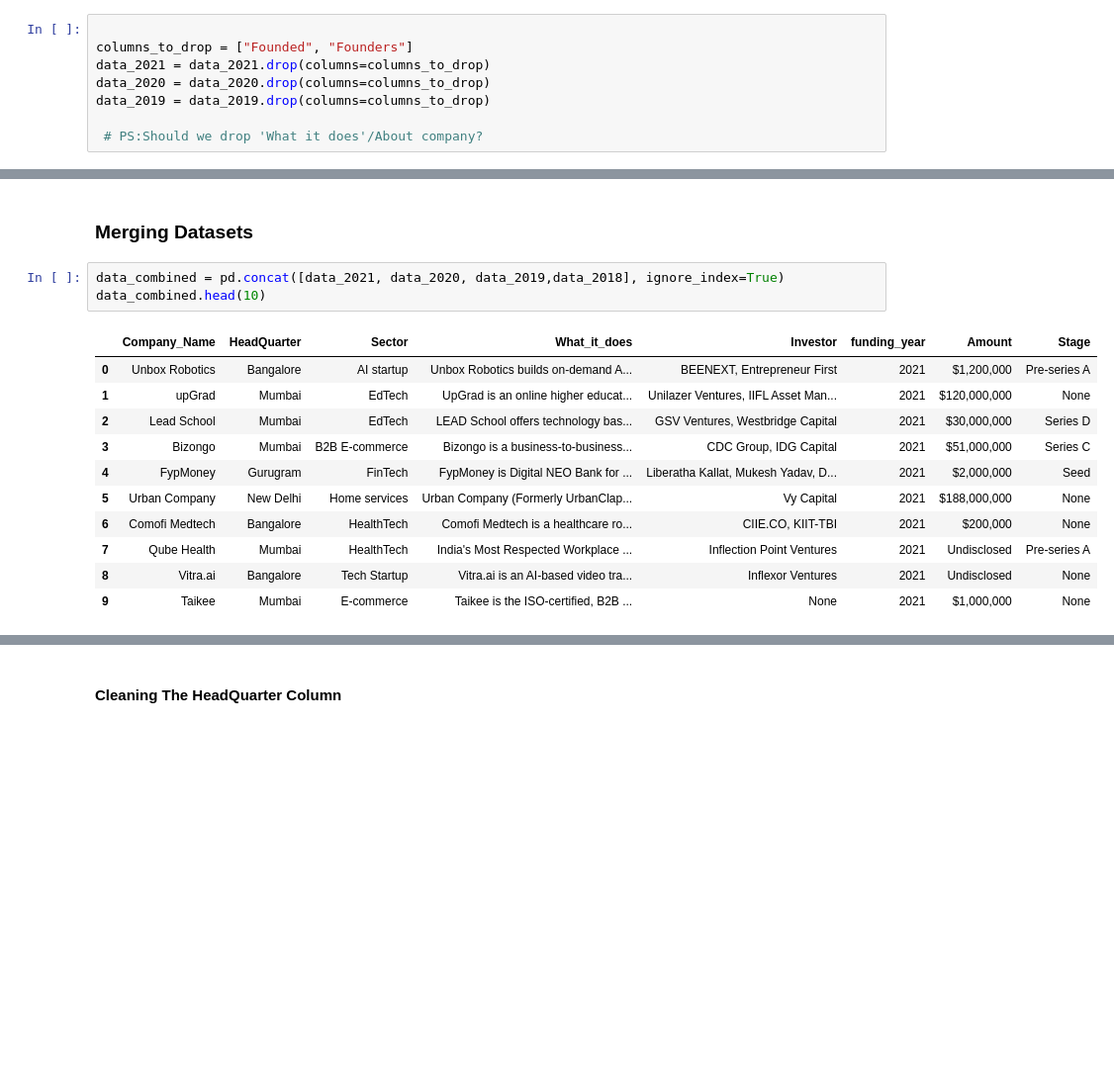
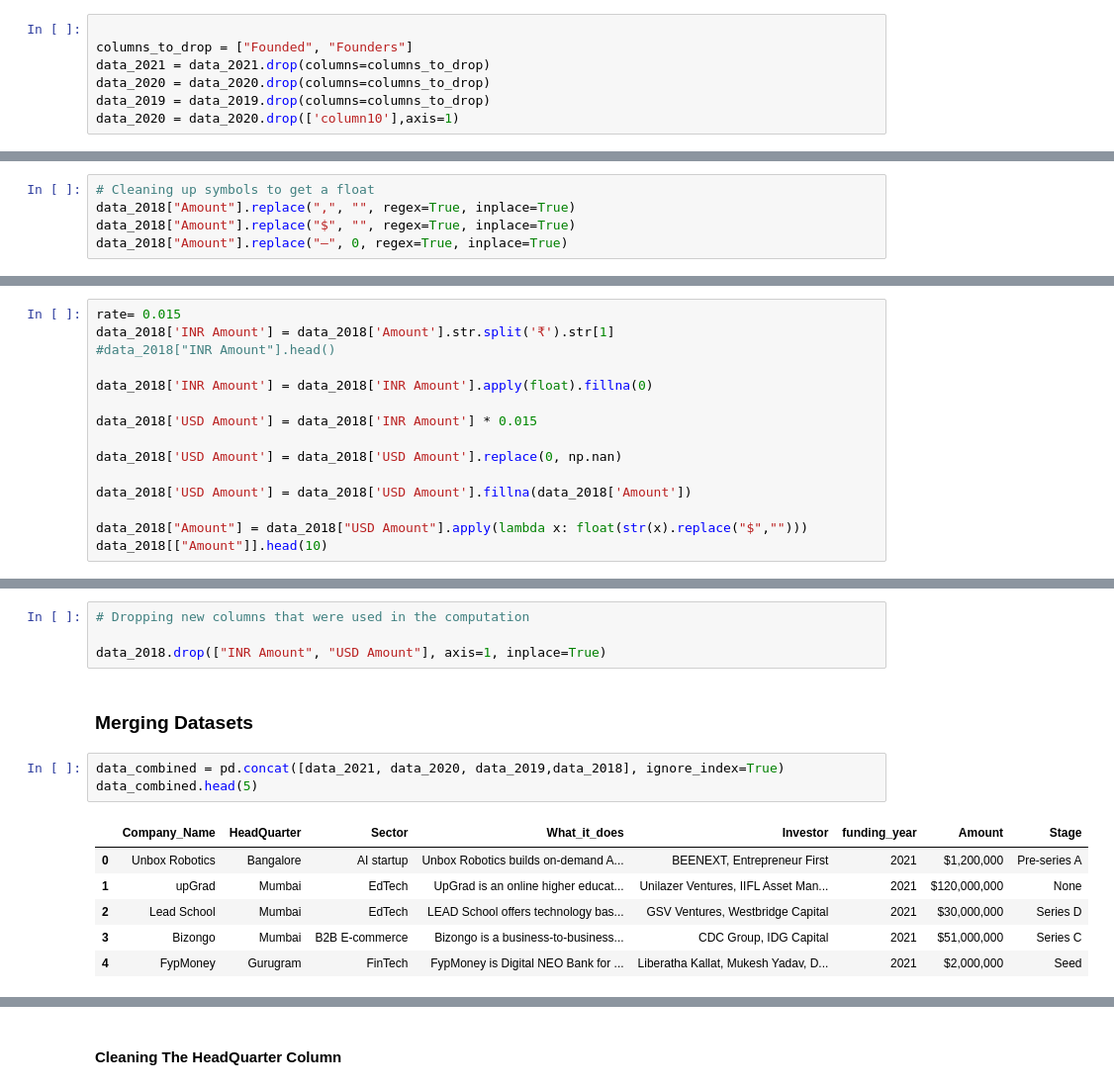
Before and after one commit to Josiegithub/Indian-Ecosystem-Data-Analysis-Project, a Jupyter notebook: Notebook/main.ipynb, the cells around one changed output, grey strips where cells are left out. Shown at 99% size. Cells and saved outputs as stored; diff of their text form; blank space fills up the shorter version.

```diff
--- a/Notebook/main.ipynb
+++ b/Notebook/main.ipynb
@@ -759,5 +459,4 @@ columns_to_drop = ["Founded", "Founders"]
 data_2021 = data_2021.drop(columns=columns_to_drop)
 data_2020 = data_2020.drop(columns=columns_to_drop)
 data_2019 = data_2019.drop(columns=columns_to_drop)
-
- # PS:Should we drop 'What it does'/About company?
+data_2020 = data_2020.drop(['column10'],axis=1)
@@ -763,0 +467,5 @@ data_2019 = data_2019.drop(columns=columns_to_drop)
+# %%
+# Cleaning up symbols to get a float
+data_2018["Amount"].replace(",", "", regex=True, inplace=True)
+data_2018["Amount"].replace("$", "", regex=True, inplace=True)
+data_2018["Amount"].replace("—", 0, regex=True, inplace=True)
@@ -763,0 +476,15 @@ data_2019 = data_2019.drop(columns=columns_to_drop)
+# %%
+rate= 0.015
+data_2018['INR Amount'] = data_2018['Amount'].str.split('₹').str[1]
+#data_2018["INR Amount"].head()
+
+data_2018['INR Amount'] = data_2018['INR Amount'].apply(float).fillna(0)
+
+data_2018['USD Amount'] = data_2018['INR Amount'] * 0.015
+
+data_2018['USD Amount'] = data_2018['USD Amount'].replace(0, np.nan)
+
+data_2018['USD Amount'] = data_2018['USD Amount'].fillna(data_2018['Amount'])
+
+data_2018["Amount"] = data_2018["USD Amount"].apply(lambda x: float(str(x).replace("$","")))
+data_2018[["Amount"]].head(10)
@@ -764,17 +503,16 @@ data_2019 = data_2019.drop(columns=columns_to_drop)
+# %%
+# Dropping new columns that were used in the computation
+
+data_2018.drop(["INR Amount", "USD Amount"], axis=1, inplace=True)
 # %% [markdown]
 ### Merging Datasets
 # %%
 data_combined = pd.concat([data_2021, data_2020, data_2019,data_2018], ignore_index=True)
-data_combined.head(10)
+data_combined.head(5)
 # %% [output]
 |  | Company_Name | HeadQuarter | Sector | What_it_does | Investor | funding_year | Amount | Stage |
 | 0 | Unbox Robotics | Bangalore | AI startup | Unbox Robotics builds on-demand A... | BEENEXT, Entrepreneur First | 2021 | $1,200,000 | Pre-series A |
 | 1 | upGrad | Mumbai | EdTech | UpGrad is an online higher educat... | Unilazer Ventures, IIFL Asset Man... | 2021 | $120,000,000 | None |
 | 2 | Lead School | Mumbai | EdTech | LEAD School offers technology bas... | GSV Ventures, Westbridge Capital | 2021 | $30,000,000 | Series D |
 | 3 | Bizongo | Mumbai | B2B E-commerce | Bizongo is a business-to-business... | CDC Group, IDG Capital | 2021 | $51,000,000 | Series C |
 | 4 | FypMoney | Gurugram | FinTech | FypMoney is Digital NEO Bank for ... | Liberatha Kallat, Mukesh Yadav, D... | 2021 | $2,000,000 | Seed |
-| 5 | Urban Company | New Delhi | Home services | Urban Company (Formerly UrbanClap... | Vy Capital | 2021 | $188,000,000 | None |
-| 6 | Comofi Medtech | Bangalore | HealthTech | Comofi Medtech is a healthcare ro... | CIIE.CO, KIIT-TBI | 2021 | $200,000 | None |
-| 7 | Qube Health | Mumbai | HealthTech | India's Most Respected Workplace ... | Inflection Point Ventures | 2021 | Undisclosed | Pre-series A |
-| 8 | Vitra.ai | Bangalore | Tech Startup | Vitra.ai is an AI-based video tra... | Inflexor Ventures | 2021 | Undisclosed | None |
-| 9 | Taikee | Mumbai | E-commerce | Taikee is the ISO-certified, B2B ... | None | 2021 | $1,000,000 | None |
```
Also changed, not shown: parts of 134 cells of this notebook.
